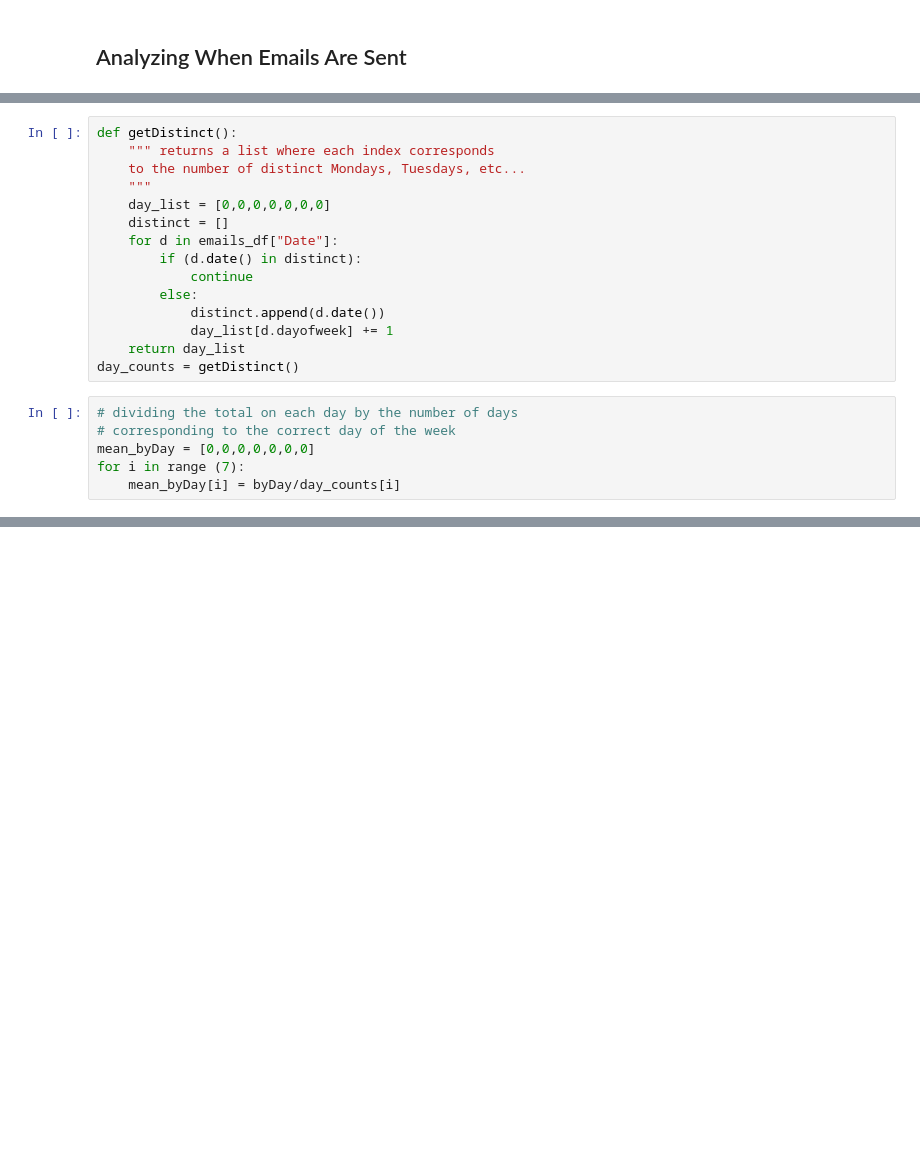
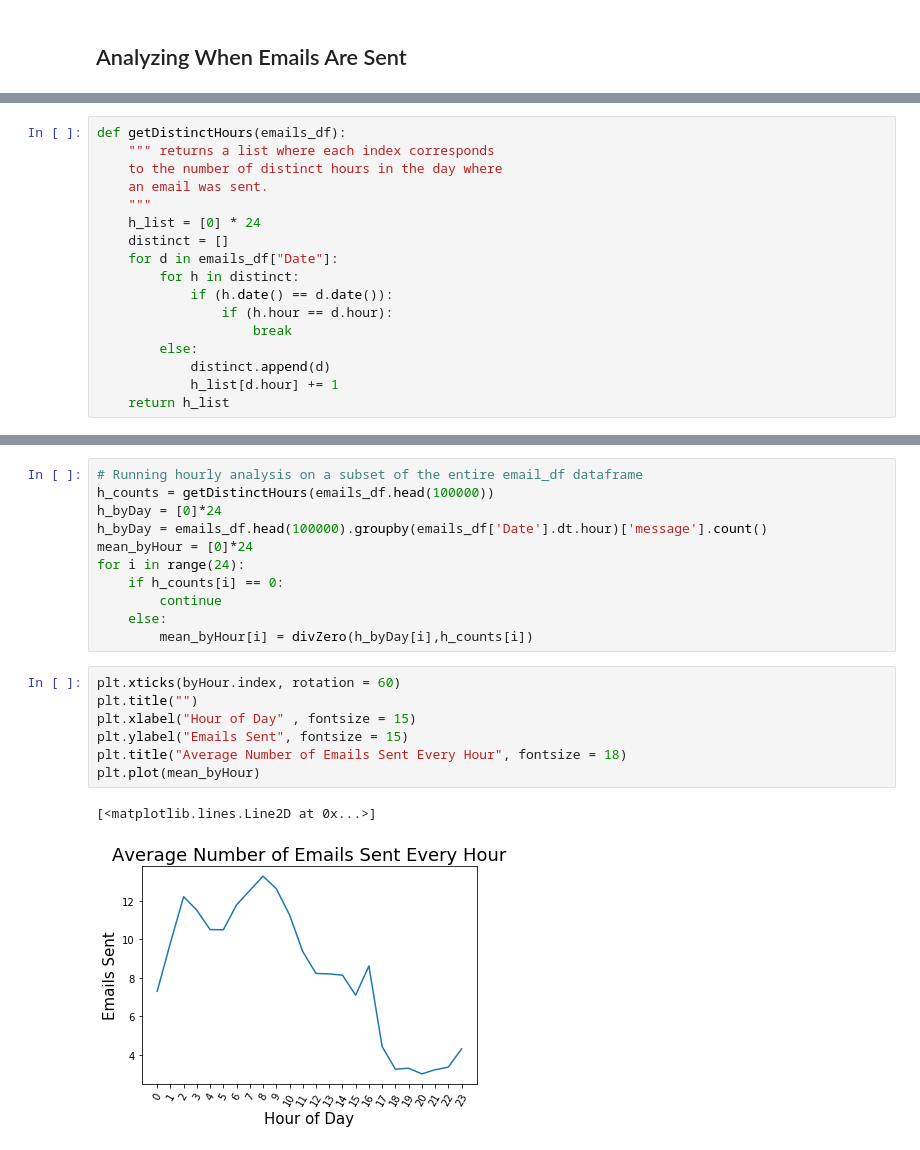
Before and after one commit to dss-email-project/dss-project, a Jupyter notebook: data_scripts/parse_data.ipynb, the cells around one changed output, grey strips where cells are left out. Cells and saved outputs as stored; diff of their text form; blank space fills up the shorter version.

Commit message:
correcting some errors and expanding time analysis

```diff
--- a/data_scripts/parse_data.ipynb
+++ b/data_scripts/parse_data.ipynb
@@ -160,21 +259,17 @@ distinct_days = emails_df["Date"].map(lambda t: t.date()).unique()
 # %%
-def getDistinct():
+def getDistinctHours(emails_df):
     """ returns a list where each index corresponds
-    to the number of distinct Mondays, Tuesdays, etc...
+    to the number of distinct hours in the day where
+    an email was sent.
     """
-    day_list = [0,0,0,0,0,0,0]
+    h_list = [0] * 24
     distinct = []
     for d in emails_df["Date"]:
-        if (d.date() in distinct):
-            continue
+        for h in distinct:
+            if (h.date() == d.date()):
+                if (h.hour == d.hour):
+                    break
         else:
-            distinct.append(d.date())
-            day_list[d.dayofweek] += 1
-    return day_list
-day_counts = getDistinct()
+            distinct.append(d)
+            h_list[d.hour] += 1
+    return h_list
-# %%
-# dividing the total on each day by the number of days
-# corresponding to the correct day of the week
-mean_byDay = [0,0,0,0,0,0,0]
-for i in range (7):
-    mean_byDay[i] = byDay/day_counts[i]
@@ -180,0 +300,21 @@ for i in range (7):
+# %%
+# Running hourly analysis on a subset of the entire email_df dataframe
+h_counts = getDistinctHours(emails_df.head(100000))
+h_byDay = [0]*24
+h_byDay = emails_df.head(100000).groupby(emails_df['Date'].dt.hour)['message'].count()
+mean_byHour = [0]*24
+for i in range(24):
+    if h_counts[i] == 0:
+        continue
+    else:
+        mean_byHour[i] = divZero(h_byDay[i],h_counts[i])
+# %%
+plt.xticks(byHour.index, rotation = 60)
+plt.title("")
+plt.xlabel("Hour of Day" , fontsize = 15)
+plt.ylabel("Emails Sent", fontsize = 15)
+plt.title("Average Number of Emails Sent Every Hour", fontsize = 18)
+plt.plot(mean_byHour)
+# %% [output]
+[<matplotlib.lines.Line2D at 0x...>]
+[figure, added]
```
Also changed, not shown: parts of 22 cells of this notebook.
